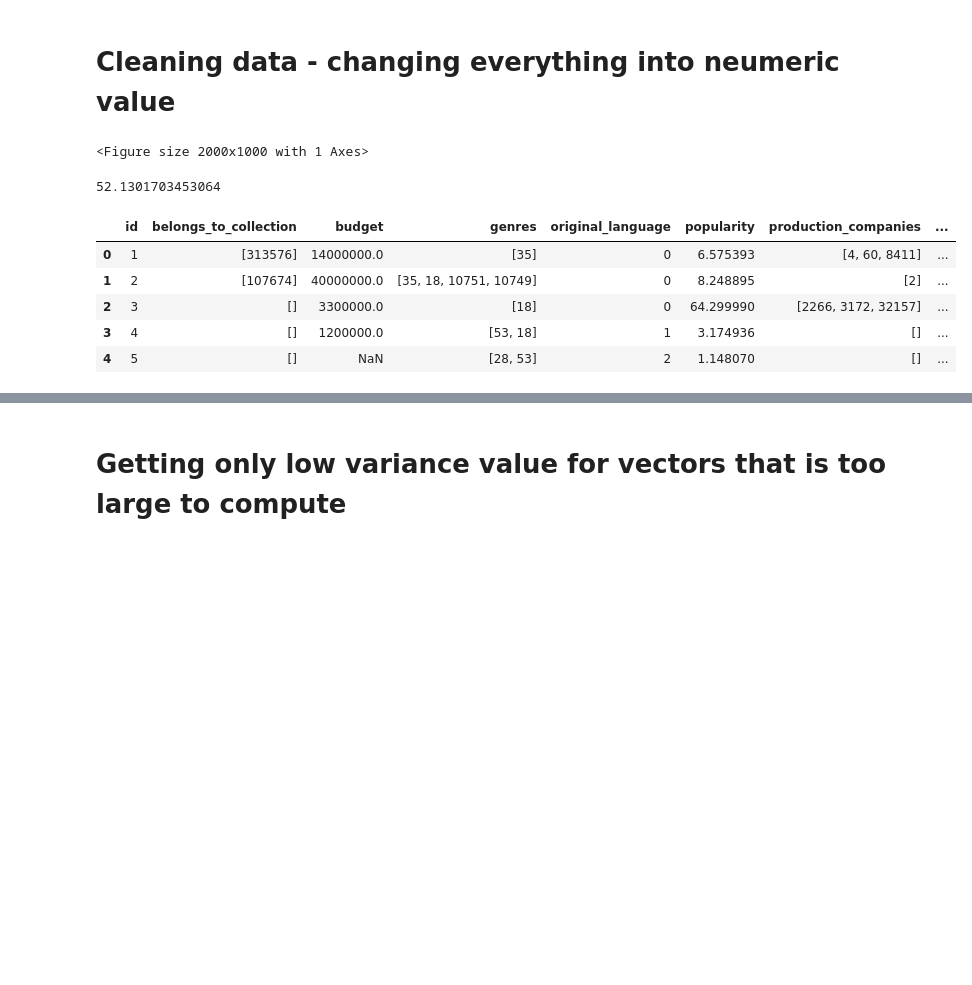
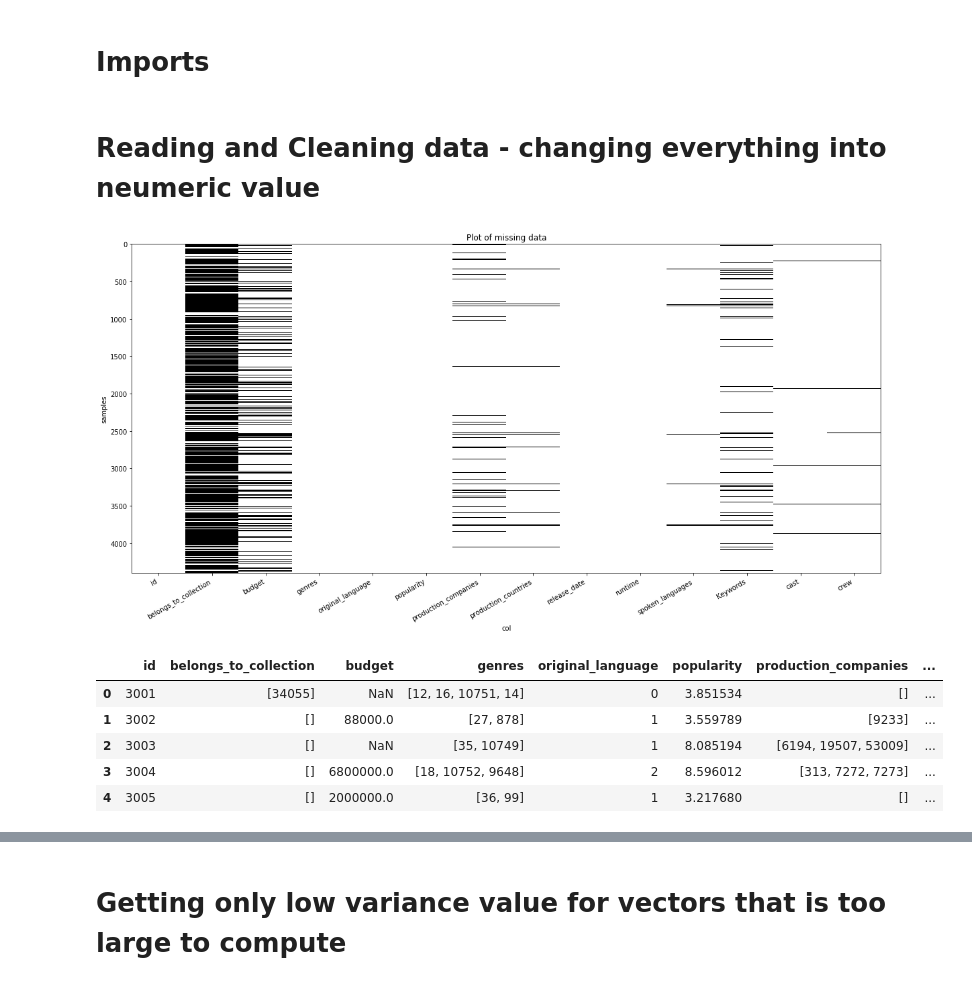
Before and after one commit to isabella618033/4211-Project, a Jupyter notebook: Cleaning the Crew.ipynb, the cells around one changed output, grey strips where cells are left out. Saved outputs shown, nothing was run; the diff lists cells and outputs as text; code cells hidden in the pictures; blank space fills up the shorter version.

```diff
--- a/Cleaning the Crew.ipynb
+++ b/Cleaning the Crew.ipynb
@@ -3,0 +1,2 @@ start_time = time.time()
+# %% [markdown]
+# Imports
@@ -4,2 +33,2 @@ start_time = time.time()
 # %% [markdown]
-# Cleaning data - changing everything into neumeric value
+# Reading and Cleaning data - changing everything into neumeric value
@@ -6,28 +44,14 @@ start_time = time.time()
 # %%
-import pandas as pd
-import ast
-from ast import literal_eval
-import numpy as np
-from pandas import DataFrame
-import matplotlib.pyplot as plt
-import numpy as np
-
 #setting the file we want to read
-file = "train.csv"
-
+file = "test.csv"
+# quotechar='"',na_values = [0] , quoting=3,
 #reading from CSV
 df = pd.read_csv(file, header= 0, quotechar='"', sep=',', encoding = "ISO-8859-1",keep_default_na=True,
                 dtype = { 'belongs_to_collection' : 'category',  'genres' : 'category', 'original_language' : 'category', 'production_companies' : 'category', 'production_countries' : 'category',  'spoken_languages' : 'category', 'Keywords' : 'category', 'cast' : 'category', 'crew' : 'category'},
-                na_values = [0]
+
                 )
 
-#setting the list to be edited
-dataList = [ 'belongs_to_collection',  'genres', 'production_companies', 'production_countries',  'spoken_languages', 'Keywords', 'cast', 'crew']
-dataID = { 'belongs_to_collection' : 'id',  'genres': 'id', 'production_companies': 'id', 'production_countries': 'iso_3166_1',  'spoken_languages': 'iso_639_1', 'Keywords': 'id', 'cast': 'id', 'crew': 'id'}
-dataNeeded = ['id', 'belongs_to_collection', 'budget', 'genres', 'original_language',
-       'popularity', 'production_companies', 'production_countries',
-       'release_date', 'runtime', 'spoken_languages', 'Keywords',
-       'cast', 'crew', 'revenue']
+df = df.replace(0, np.nan)
 
 #dropping the columns that was not needed
 for col in df.keys():
@@ -58,41 +82,40 @@ for col in dataList :
     df[col].fillna( '[]' , inplace = True)
 
 #changing a sting of list into list
 for col in dataList :
     df[[col]] = df[[col]].applymap(literal_eval)
 
 #changing the dict in the list into ID only
 for col in dataList :
     for row in range(len(df)) :
         for num in range(len(df[col][row])) :
             if not (isinstance(df[col][row][num], int) or isinstance(df[col][row][num], str)):
                 df[col][row][num] = df[col][row][num][dataID[col]]
 
 # getting all unique values
 uniqueSpokenLanguage = df['spoken_languages'].apply(pd.Series).stack().value_counts().keys().values.tolist()
 for row in range(len(df)) :
     for num in range(len(df['spoken_languages'][row])):
         df['spoken_languages'][row][num] = uniqueSpokenLanguage.index(df.spoken_languages[row][num])
 
 uniqueOrgLanguage = df['original_language'].unique().tolist()
 df.original_language = df.original_language.replace(uniqueOrgLanguage,range(len(uniqueOrgLanguage)))
 
 uniqueCountries = df['production_countries'].apply(pd.Series).stack().value_counts().keys().values.tolist()
 
 for row in range(len(df)) :
     for num in range(len(df['production_countries'][row])):
         df['production_countries'][row][num] = uniqueCountries.index(df.production_countries[row][num])
-print(time.time() - start_time)
+
 df.head()
 # %% [output]
-<Figure size 2000x1000 with 1 Axes>
-52.1301703453064
+[figure, added]
 |  | id | belongs_to_collection | budget | genres | original_language | popularity | production_companies | ... |
-| 0 | 1 | [313576] | 14000000.0 | [35] | 0 | 6.575393 | [4, 60, 8411] | ... |
-| 1 | 2 | [107674] | 40000000.0 | [35, 18, 10751, 10749] | 0 | 8.248895 | [2] | ... |
-| 2 | 3 | [] | 3300000.0 | [18] | 0 | 64.299990 | [2266, 3172, 32157] | ... |
-| 3 | 4 | [] | 1200000.0 | [53, 18] | 1 | 3.174936 | [] | ... |
-| 4 | 5 | [] | NaN | [28, 53] | 2 | 1.148070 | [] | ... |
+| 0 | 3001 | [34055] | NaN | [12, 16, 10751, 14] | 0 | 3.851534 | [] | ... |
+| 1 | 3002 | [] | 88000.0 | [27, 878] | 1 | 3.559789 | [9233] | ... |
+| 2 | 3003 | [] | NaN | [35, 10749] | 1 | 8.085194 | [6194, 19507, 53009] | ... |
+| 3 | 3004 | [] | 6800000.0 | [18, 10752, 9648] | 2 | 8.596012 | [313, 7272, 7273] | ... |
+| 4 | 3005 | [] | 2000000.0 | [36, 99] | 1 | 3.217680 | [] | ... |
 # %%
 #changing the time into numerical value
 
```
Also changed, not shown: parts of 37 cells of this notebook, 1 other file.
